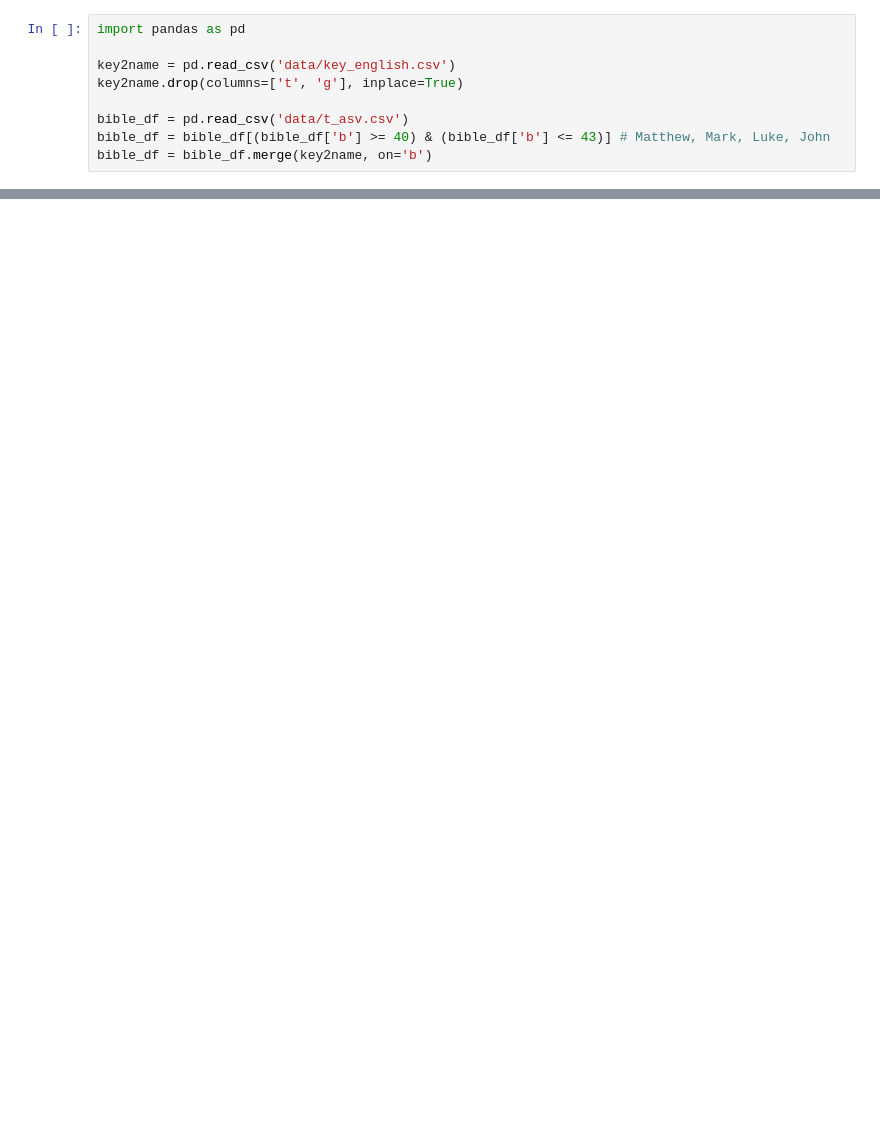
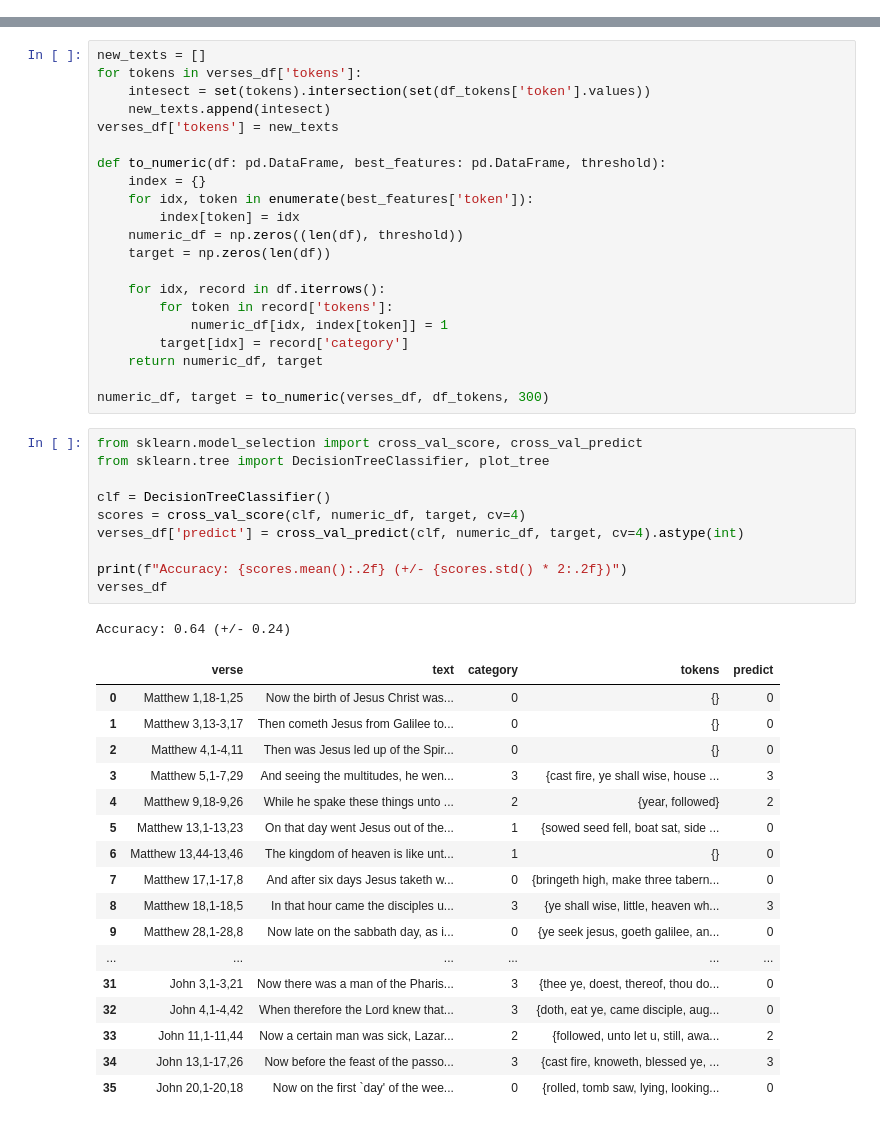
Before and after one commit to rik1599/advanced-data-science-2023, a Jupyter notebook: bible-nlp/bible-nlp.ipynb, the cells around one changed output, grey strips where cells are left out. Saved outputs shown, nothing was run; the diff lists cells and outputs as text; blank space fills up the shorter version.

```diff
--- a/bible-nlp/bible-nlp.ipynb
+++ b/bible-nlp/bible-nlp.ipynb
@@ -1,9 +0,0 @@
-# %%
-import pandas as pd
-
-key2name = pd.read_csv('data/key_english.csv')
-key2name.drop(columns=['t', 'g'], inplace=True)
-
-bible_df = pd.read_csv('data/t_asv.csv')
-bible_df = bible_df[(bible_df['b'] >= 40) & (bible_df['b'] <= 43)] # Matthew, Mark, Luke, John
-bible_df = bible_df.merge(key2name, on='b')
@@ -75,0 +181,50 @@ When Jesus had spoken these words, he went forth with his disciples over the bro
+# %%
+new_texts = []
+for tokens in verses_df['tokens']:
+    intesect = set(tokens).intersection(set(df_tokens['token'].values))
+    new_texts.append(intesect)
+verses_df['tokens'] = new_texts
+
+def to_numeric(df: pd.DataFrame, best_features: pd.DataFrame, threshold):
+    index = {}
+    for idx, token in enumerate(best_features['token']):
+        index[token] = idx
+    numeric_df = np.zeros((len(df), threshold))
+    target = np.zeros(len(df))
+
+    for idx, record in df.iterrows():
+        for token in record['tokens']:
+            numeric_df[idx, index[token]] = 1
+        target[idx] = record['category']
+    return numeric_df, target
+
+numeric_df, target = to_numeric(verses_df, df_tokens, 300)
+# %%
+from sklearn.model_selection import cross_val_score, cross_val_predict
+from sklearn.tree import DecisionTreeClassifier, plot_tree
+
+clf = DecisionTreeClassifier()
+scores = cross_val_score(clf, numeric_df, target, cv=4)
+verses_df['predict'] = cross_val_predict(clf, numeric_df, target, cv=4).astype(int)
+
+print(f"Accuracy: {scores.mean():.2f} (+/- {scores.std() * 2:.2f})")
+verses_df
+# %% [output]
+Accuracy: 0.64 (+/- 0.24)
+|  | verse | text | category | tokens | predict |
+| 0 | Matthew 1,18-1,25 | Now the birth of Jesus Christ was... | 0 | {} | 0 |
+| 1 | Matthew 3,13-3,17 | Then cometh Jesus from Galilee to... | 0 | {} | 0 |
+| 2 | Matthew 4,1-4,11 | Then was Jesus led up of the Spir... | 0 | {} | 0 |
+| 3 | Matthew 5,1-7,29 | And seeing the multitudes, he wen... | 3 | {cast fire, ye shall wise, house ... | 3 |
+| 4 | Matthew 9,18-9,26 | While he spake these things unto ... | 2 | {year, followed} | 2 |
+| 5 | Matthew 13,1-13,23 | On that day went Jesus out of the... | 1 | {sowed seed fell, boat sat, side ... | 0 |
+| 6 | Matthew 13,44-13,46 | The kingdom of heaven is like unt... | 1 | {} | 0 |
+| 7 | Matthew 17,1-17,8 | And after six days Jesus taketh w... | 0 | {bringeth high, make three tabern... | 0 |
+| 8 | Matthew 18,1-18,5 | In that hour came the disciples u... | 3 | {ye shall wise, little, heaven wh... | 3 |
+| 9 | Matthew 28,1-28,8 | Now late on the sabbath day, as i... | 0 | {ye seek jesus, goeth galilee, an... | 0 |
+| ... | ... | ... | ... | ... | ... |
+| 31 | John 3,1-3,21 | Now there was a man of the Pharis... | 3 | {thee ye, doest, thereof, thou do... | 0 |
+| 32 | John 4,1-4,42 | When therefore the Lord knew that... | 3 | {doth, eat ye, came disciple, aug... | 0 |
+| 33 | John 11,1-11,44 | Now a certain man was sick, Lazar... | 2 | {followed, unto let u, still, awa... | 2 |
+| 34 | John 13,1-17,26 | Now before the feast of the passo... | 3 | {cast fire, knoweth, blessed ye, ... | 3 |
+| 35 | John 20,1-20,18 | Now on the first `day' of the wee... | 0 | {rolled, tomb saw, lying, looking... | 0 |
```
Also changed, not shown: parts of 7 cells of this notebook, 1 other file.
